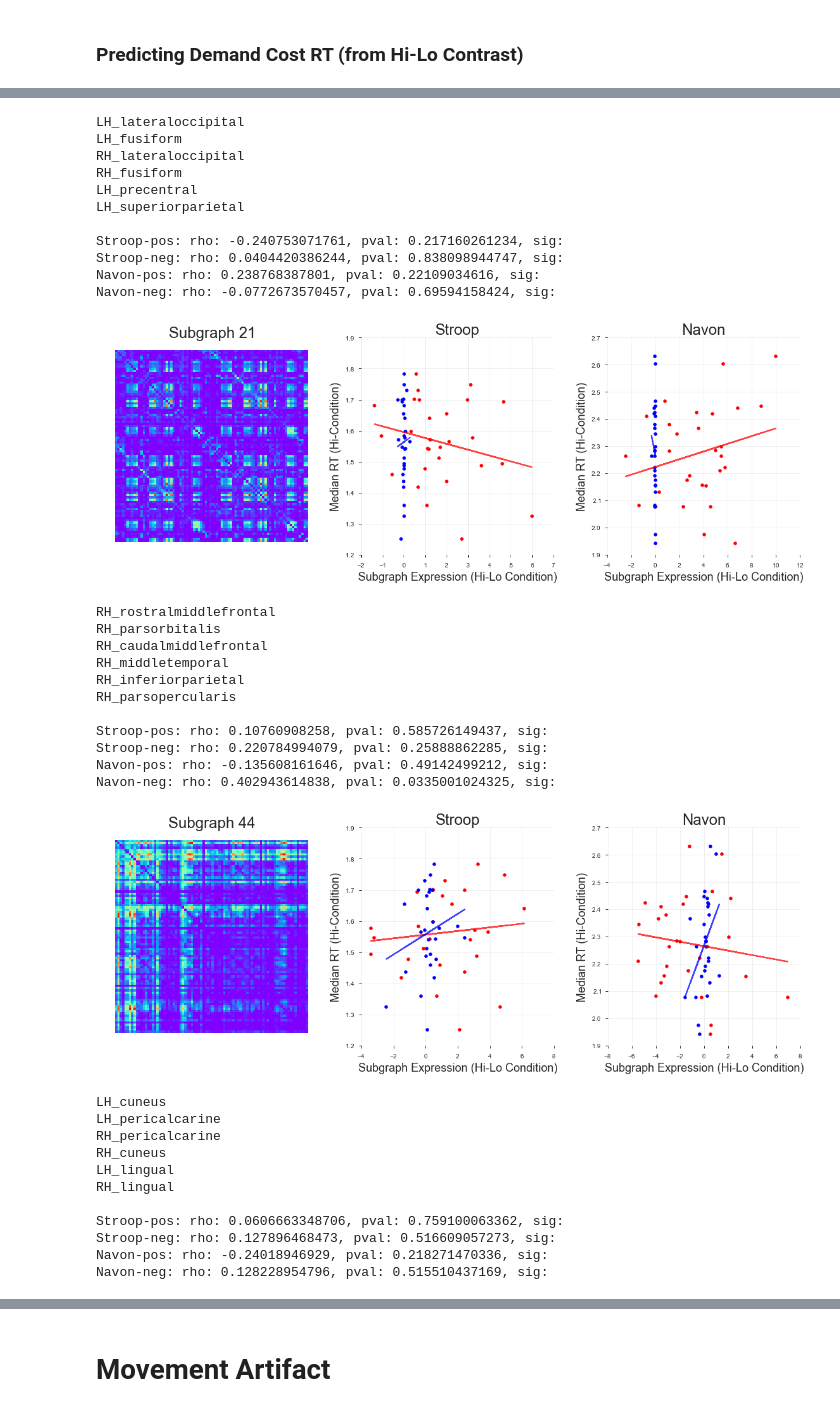
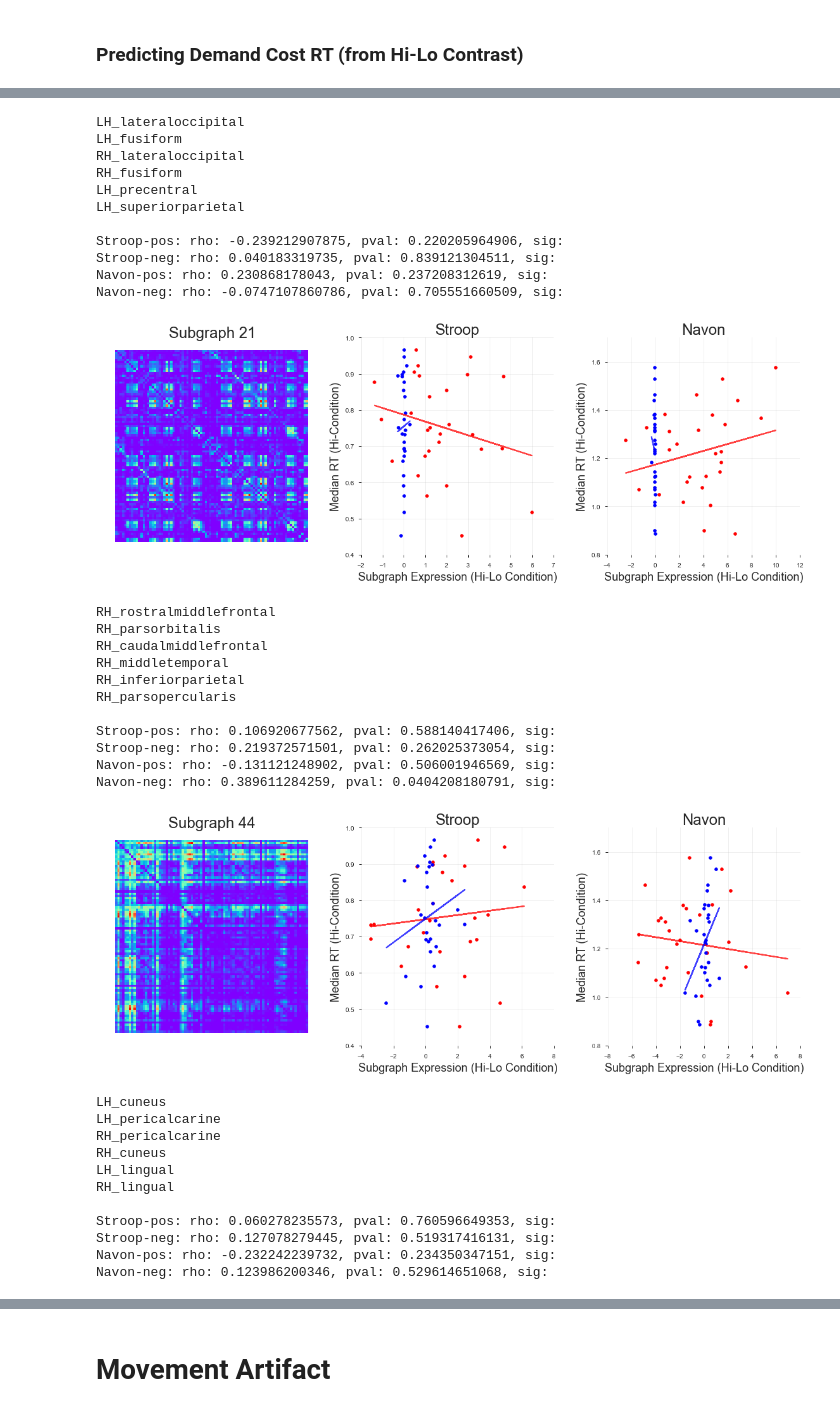
Before and after one commit to akhambhati/rs-2017-NetStim, a Jupyter notebook: Analysis_Notebooks/e04-Subgraph_Cognitive_Control-Dynamics.ipynb, the cells around one changed output, grey strips where cells are left out. Saved outputs shown, nothing was run; the diff lists cells and outputs as text; code cells hidden in the pictures.

```diff
--- a/Analysis_Notebooks/e04-Subgraph_Cognitive_Control-Dynamics.ipynb
+++ b/Analysis_Notebooks/e04-Subgraph_Cognitive_Control-Dynamics.ipynb
@@ -401,10 +401,11 @@ for fac_ii in sel_fac_ix:
 
             m, b, _, _, _ = stats.linregress(beh_grp[grp_ii][0], beh_grp[grp_ii][1])
             beh_rt_nomove = beh_grp[grp_ii][1] - beh_grp[grp_ii][0]*m+b
+            beh_rt = beh_grp[grp_ii][1]
 
-            m, b, rho, pval, _ = stats.linregress(mean_subj_coef_nomove, beh_rt_nomove)
+            m, b, rho, pval, _ = stats.linregress(mean_subj_coef_nomove, beh_rt)
             ax.plot(mean_subj_coef_nomove, m*mean_subj_coef_nomove+b, color=clrs[key_ii], alpha=0.75)
-            ax.scatter(mean_subj_coef_nomove, beh_rt_nomove, color=clrs[key_ii])
+            ax.scatter(mean_subj_coef_nomove, beh_rt, color=clrs[key_ii])
 
             if pval < adj_alpha:
                 sig = '*'
@@ -544,10 +545,11 @@ for fac_ii in sel_fac_ix:
 
             m, b, _, _, _ = stats.linregress(beh_grp[grp_ii][0], beh_grp[grp_ii][1])
             beh_rt_nomove = beh_grp[grp_ii][1] - beh_grp[grp_ii][0]*m+b
+            beh_rt = beh_grp[grp_ii][1]
 
-            m, b, rho, pval, _ = stats.linregress(mean_subj_coef_nomove, beh_rt_nomove)
+            m, b, rho, pval, _ = stats.linregress(mean_subj_coef_nomove, beh_rt)
             ax.plot(mean_subj_coef_nomove, m*mean_subj_coef_nomove+b, color=clrs[key_ii], alpha=0.75)
-            ax.scatter(mean_subj_coef_nomove, beh_rt_nomove, color=clrs[key_ii])
+            ax.scatter(mean_subj_coef_nomove, beh_rt, color=clrs[key_ii])
 
             if pval < adj_alpha:
                 sig = '*'
@@ -693,10 +695,11 @@ for fac_ii in sel_fac_ix:
 
             m, b, _, _, _ = stats.linregress(beh_grp[grp_ii][0], beh_grp[grp_ii][1])
             beh_rt_nomove = beh_grp[grp_ii][1] - beh_grp[grp_ii][0]*m+b
+            beh_rt = beh_grp[grp_ii][1]
 
-            m, b, rho, pval, _ = stats.linregress(mean_subj_coef_nomove, beh_rt_nomove)
+            m, b, rho, pval, _ = stats.linregress(mean_subj_coef_nomove, beh_rt)
             ax.plot(mean_subj_coef_nomove, m*mean_subj_coef_nomove+b, color=clrs[key_ii], alpha=0.75)
-            ax.scatter(mean_subj_coef_nomove, beh_rt_nomove, color=clrs[key_ii])
+            ax.scatter(mean_subj_coef_nomove, beh_rt, color=clrs[key_ii])
 
             if pval < adj_alpha:
                 sig = '*'
@@ -752,27 +755,27 @@ Navon-neg: rho: 0.00489354170082, pval: 0.98028333081, sig:
 LH_lateraloccipital
 LH_fusiform
 RH_lateraloccipital
 RH_fusiform
 LH_precentral
 LH_superiorparietal
 
-Stroop-pos: rho: -0.240753071761, pval: 0.217160261234, sig:
-Stroop-neg: rho: 0.0404420386244, pval: 0.838098944747, sig:
-Navon-pos: rho: 0.238768387801, pval: 0.22109034616, sig:
-Navon-neg: rho: -0.0772673570457, pval: 0.69594158424, sig:
+Stroop-pos: rho: -0.239212907875, pval: 0.220205964906, sig:
+Stroop-neg: rho: 0.040183319735, pval: 0.839121304511, sig:
+Navon-pos: rho: 0.230868178043, pval: 0.237208312619, sig:
+Navon-neg: rho: -0.0747107860786, pval: 0.705551660509, sig:
-[figure, old version]
+[figure, new version]
 RH_rostralmiddlefrontal
 RH_parsorbitalis
 RH_caudalmiddlefrontal
 RH_middletemporal
 RH_inferiorparietal
 RH_parsopercularis
 
-Stroop-pos: rho: 0.10760908258, pval: 0.585726149437, sig:
-Stroop-neg: rho: 0.220784994079, pval: 0.25888862285, sig:
-Navon-pos: rho: -0.135608161646, pval: 0.49142499212, sig:
-Navon-neg: rho: 0.402943614838, pval: 0.0335001024325, sig:
+Stroop-pos: rho: 0.106920677562, pval: 0.588140417406, sig:
+Stroop-neg: rho: 0.219372571501, pval: 0.262025373054, sig:
+Navon-pos: rho: -0.131121248902, pval: 0.506001946569, sig:
+Navon-neg: rho: 0.389611284259, pval: 0.0404208180791, sig:
-[figure, old version]
+[figure, new version]
 LH_cuneus
 LH_pericalcarine
 RH_pericalcarine
@@ -780,7 +783,7 @@ RH_cuneus
 LH_lingual
 RH_lingual
 
-Stroop-pos: rho: 0.0606663348706, pval: 0.759100063362, sig:
-Stroop-neg: rho: 0.127896468473, pval: 0.516609057273, sig:
-Navon-pos: rho: -0.24018946929, pval: 0.218271470336, sig:
-Navon-neg: rho: 0.128228954796, pval: 0.515510437169, sig:
+Stroop-pos: rho: 0.060278235573, pval: 0.760596649353, sig:
+Stroop-neg: rho: 0.127078279445, pval: 0.519317416131, sig:
+Navon-pos: rho: -0.232242239732, pval: 0.234350347151, sig:
+Navon-neg: rho: 0.123986200346, pval: 0.529614651068, sig:
```
Also changed, not shown: parts of 3 cells of this notebook.
